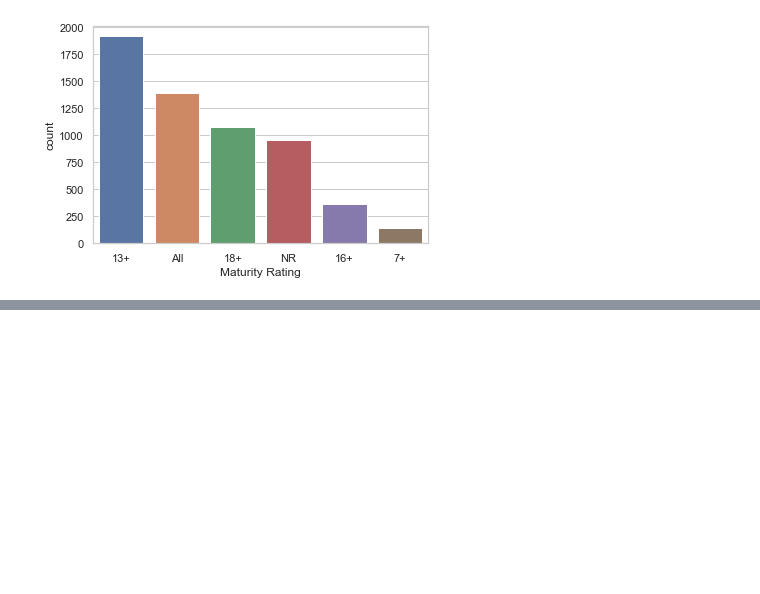
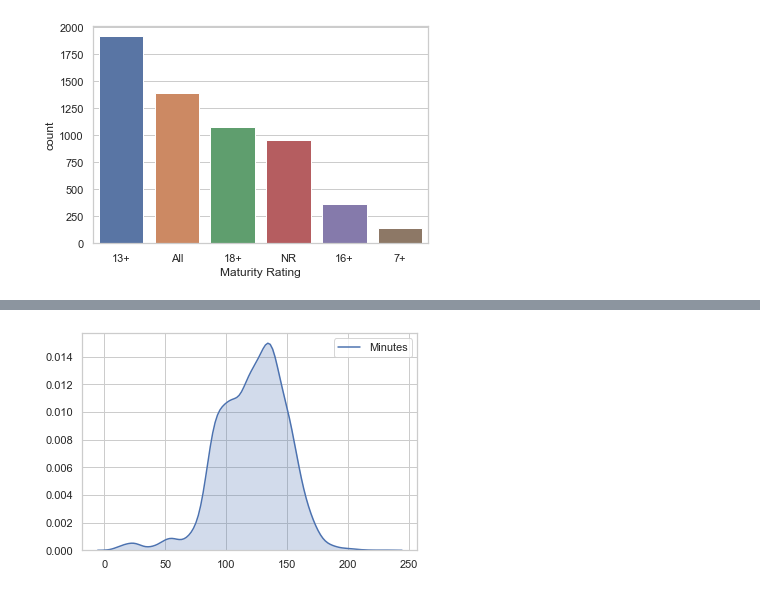
Before and after one commit to mariatan0/amazon-movies-data-analysis, a Jupyter notebook: Read_DB.ipynb, the cells around one changed output, grey strips where cells are left out. Saved outputs shown, nothing was run; the diff lists cells and outputs as text; code cells hidden in the pictures; blank space fills up the shorter version.

```diff
--- a/Read_DB.ipynb
+++ b/Read_DB.ipynb
@@ -281,0 +293,5 @@ ax = sns.countplot(x="Maturity Rating", data=df_clean, order=df_clean['Maturity
+# %%
+ax = sns.kdeplot(data=df_clean['Minutes'], shade=True)
+#average minutes per movie
+# %% [output]
+[figure, added]
```
Also changed, not shown: parts of 8 cells of this notebook.
